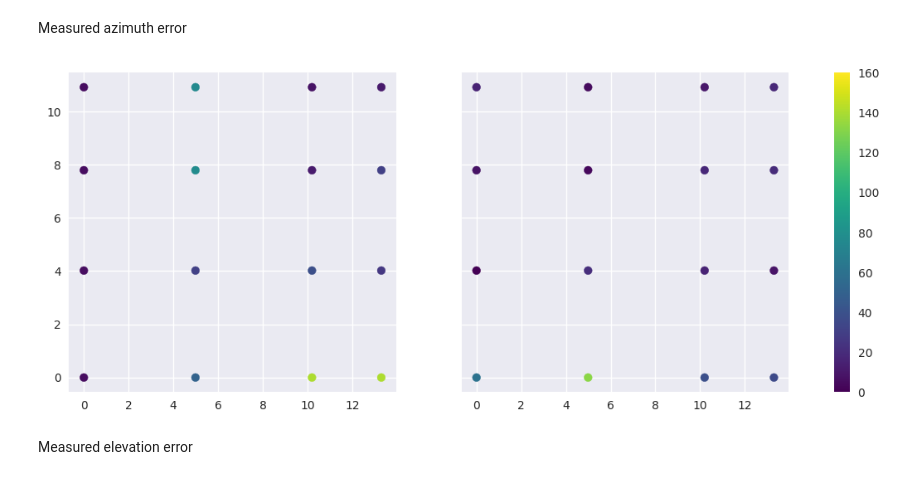
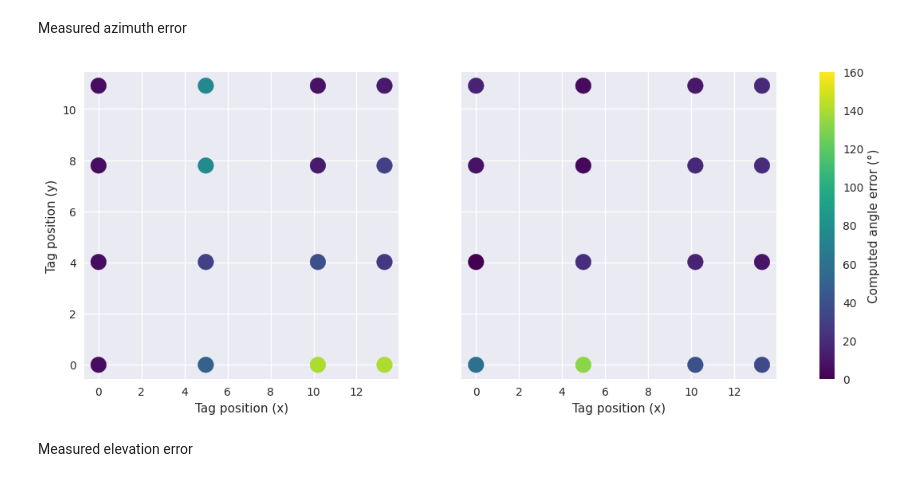
Before and after one commit to llamington/Bluetooth-Direction-Finding-Simulation, a Jupyter notebook: lab-testing.ipynb, the cells around one changed output. Saved outputs shown, nothing was run; the diff lists cells and outputs as text; code cells hidden in the pictures.

```diff
--- a/lab-testing.ipynb
+++ b/lab-testing.ipynb
@@ -41,9 +41,22 @@ lab_results["azimuth_delta"] = np.abs(
 lab_results["elevation_delta"] = np.abs(
     lab_results["expected_elevation"] - lab_results["measured_elevation"]
 )
-lab_results["delta"] = np.sqrt(
+np.sqrt(
     lab_results["azimuth_delta"] ** 2 + lab_results["elevation_delta"] ** 2
 )
+# Great-circle central angle
+lab_results['delta'] = np.rad2deg(
+        np.arccos(
+            np.cos(np.deg2rad(lab_results["expected_elevation"]))
+            * np.cos(np.deg2rad(lab_results["measured_elevation"]))
+            * np.cos(
+                np.deg2rad(lab_results["expected_azimuth"] - lab_results["measured_azimuth"])
+            )
+            + np.sin(np.deg2rad(lab_results["expected_elevation"]))
+            * np.sin(np.deg2rad(lab_results["measured_elevation"]))
+
+        )
+    )
 lab_results.head()
 # %% [output]
 |  | x | y | z | measured_azimuth | measured_elevation | expected_azimuth | expected_elevation | ... |
@@ -55,22 +68,23 @@ lab_results.head()
 # %% [markdown]
 Measured azimuth error
 # %%
-zeroed_target = lab_results[lab_results["z"] == 0]
-elevated_target = lab_results[lab_results["z"] == 5.3]
-
-
 fig, axs = plt.subplots(1, 2, sharey=True, figsize=(14, 5))
-for i, dataset in enumerate([zeroed_target, elevated_target]):
+for i, elevation in enumerate([0, 5.3]):
+    dataset = lab_results[lab_results["z"] == elevation]
     img = axs[i].scatter(
         dataset["x"],
         dataset["y"],
         c=dataset["azimuth_delta"],
+        s=200,
         vmin=0,
         vmax=160,
         cmap="viridis"
     )
-fig.colorbar(img, ax=axs);
+    axs[i].set_xlabel("Tag position (x)")
+axs[0].set_ylabel("Tag position (y)")
+cbar = fig.colorbar(img, ax=axs)
+cbar.set_label("Computed angle error (°)")
 # %% [output]
-[figure, old version]
+[figure, new version]
 # %% [markdown]
 Measured elevation error
```
Also changed, not shown: parts of 10 cells of this notebook.
